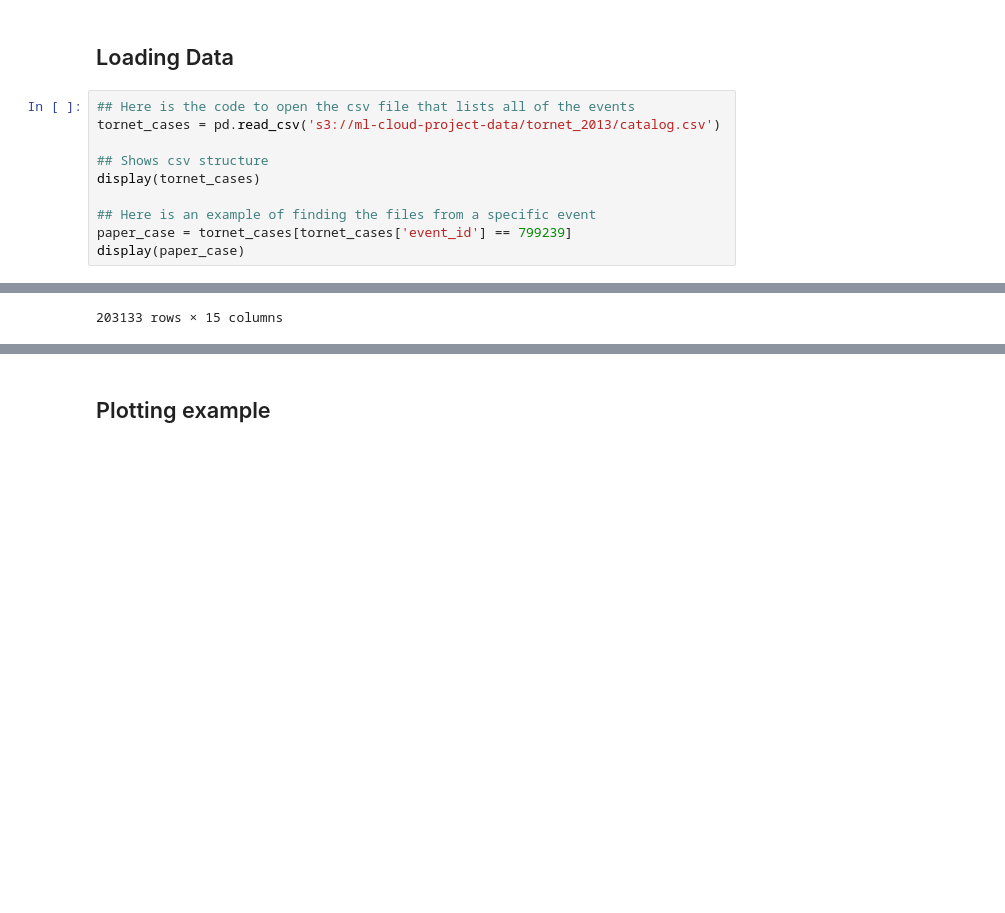
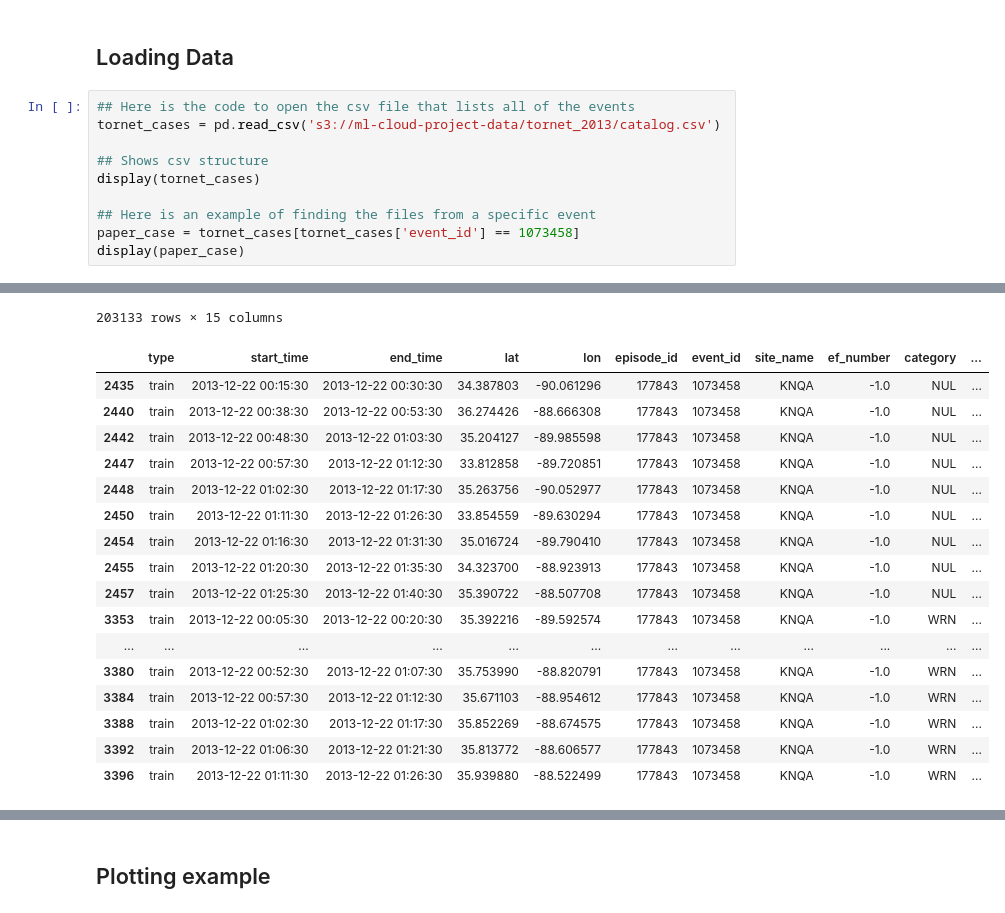
Before and after one commit to UW-MLGEO/2026MLGeo-CloudsTeam, a Jupyter notebook: tornet_data_load.ipynb, the cells around one changed output, grey strips where cells are left out. Saved outputs shown, nothing was run; the diff lists cells and outputs as text; blank space fills up the shorter version.

```diff
--- a/tornet_data_load.ipynb
+++ b/tornet_data_load.ipynb
@@ -120,27 +101,44 @@ tornet_2013/train/2013/NUL_130906_234024_KMTX_476560s_Y9.nc
 # %%
 ## Here is the code to open the csv file that lists all of the events
 tornet_cases = pd.read_csv('s3://ml-cloud-project-data/tornet_2013/catalog.csv')
 
 ## Shows csv structure
 display(tornet_cases)
 
 ## Here is an example of finding the files from a specific event
-paper_case = tornet_cases[tornet_cases['event_id'] == 799239]
+paper_case = tornet_cases[tornet_cases['event_id'] == 1073458]
 display(paper_case)
 # %% [output]
 |  | type | start_time | end_time | lat | lon | episode_id | event_id | site_name | ef_number | category | ... |
 | 0 | train | 2013-08-31 23:25:00 | 2013-08-31 23:40:00 | 41.628078 | -77.844040 | 77417 | 467173 | KBGM | -1.0 | NUL | ... |
 | 1 | train | 2013-08-31 23:29:00 | 2013-08-31 23:44:00 | 42.125849 | -75.318244 | 77417 | 467173 | KBGM | -1.0 | NUL | ... |
 | 2 | train | 2013-08-31 23:34:00 | 2013-08-31 23:49:00 | 42.006403 | -77.190035 | 77417 | 467173 | KBGM | -1.0 | NUL | ... |
 | 3 | train | 2013-08-31 23:46:00 | 2013-09-01 00:01:00 | 41.601291 | -77.755240 | 77417 | 467173 | KBGM | -1.0 | NUL | ... |
 | 4 | train | 2013-08-31 23:59:00 | 2013-09-01 00:14:00 | 41.973606 | -77.386322 | 77417 | 467173 | KBGM | -1.0 | NUL | ... |
 | ... | ... | ... | ... | ... | ... | ... | ... | ... | ... | ... | ... |
 | 203128 | test | 2022-08-27 01:18:30 | 2022-08-27 01:33:30 | 44.640806 | -103.260191 | 192482 | 1088098 | KUDX | -1.0 | WRN | ... |
 | 203129 | test | 2022-08-27 01:24:30 | 2022-08-27 01:39:30 | 44.635891 | -103.175179 | 192482 | 1088098 | KUDX | -1.0 | WRN | ... |
 | 203130 | test | 2022-08-27 01:30:30 | 2022-08-27 01:45:30 | 44.799449 | -102.992509 | 192482 | 1088098 | KUDX | -1.0 | WRN | ... |
 | 203131 | test | 2022-08-27 01:37:30 | 2022-08-27 01:52:30 | 44.790465 | -102.907371 | 192482 | 1088098 | KUDX | -1.0 | WRN | ... |
 | 203132 | test | 2022-08-27 01:45:30 | 2022-08-27 02:00:30 | 44.791698 | -102.776560 | 192482 | 1088098 | KUDX | -1.0 | WRN | ... |
 203133 rows × 15 columns
+|  | type | start_time | end_time | lat | lon | episode_id | event_id | site_name | ef_number | category | ... |
+| 2435 | train | 2013-12-22 00:15:30 | 2013-12-22 00:30:30 | 34.387803 | -90.061296 | 177843 | 1073458 | KNQA | -1.0 | NUL | ... |
+| 2440 | train | 2013-12-22 00:38:30 | 2013-12-22 00:53:30 | 36.274426 | -88.666308 | 177843 | 1073458 | KNQA | -1.0 | NUL | ... |
+| 2442 | train | 2013-12-22 00:48:30 | 2013-12-22 01:03:30 | 35.204127 | -89.985598 | 177843 | 1073458 | KNQA | -1.0 | NUL | ... |
+| 2447 | train | 2013-12-22 00:57:30 | 2013-12-22 01:12:30 | 33.812858 | -89.720851 | 177843 | 1073458 | KNQA | -1.0 | NUL | ... |
+| 2448 | train | 2013-12-22 01:02:30 | 2013-12-22 01:17:30 | 35.263756 | -90.052977 | 177843 | 1073458 | KNQA | -1.0 | NUL | ... |
+| 2450 | train | 2013-12-22 01:11:30 | 2013-12-22 01:26:30 | 33.854559 | -89.630294 | 177843 | 1073458 | KNQA | -1.0 | NUL | ... |
+| 2454 | train | 2013-12-22 01:16:30 | 2013-12-22 01:31:30 | 35.016724 | -89.790410 | 177843 | 1073458 | KNQA | -1.0 | NUL | ... |
+| 2455 | train | 2013-12-22 01:20:30 | 2013-12-22 01:35:30 | 34.323700 | -88.923913 | 177843 | 1073458 | KNQA | -1.0 | NUL | ... |
+| 2457 | train | 2013-12-22 01:25:30 | 2013-12-22 01:40:30 | 35.390722 | -88.507708 | 177843 | 1073458 | KNQA | -1.0 | NUL | ... |
+| 3353 | train | 2013-12-22 00:05:30 | 2013-12-22 00:20:30 | 35.392216 | -89.592574 | 177843 | 1073458 | KNQA | -1.0 | WRN | ... |
+| ... | ... | ... | ... | ... | ... | ... | ... | ... | ... | ... | ... |
+| 3380 | train | 2013-12-22 00:52:30 | 2013-12-22 01:07:30 | 35.753990 | -88.820791 | 177843 | 1073458 | KNQA | -1.0 | WRN | ... |
+| 3384 | train | 2013-12-22 00:57:30 | 2013-12-22 01:12:30 | 35.671103 | -88.954612 | 177843 | 1073458 | KNQA | -1.0 | WRN | ... |
+| 3388 | train | 2013-12-22 01:02:30 | 2013-12-22 01:17:30 | 35.852269 | -88.674575 | 177843 | 1073458 | KNQA | -1.0 | WRN | ... |
+| 3392 | train | 2013-12-22 01:06:30 | 2013-12-22 01:21:30 | 35.813772 | -88.606577 | 177843 | 1073458 | KNQA | -1.0 | WRN | ... |
+| 3396 | train | 2013-12-22 01:11:30 | 2013-12-22 01:26:30 | 35.939880 | -88.522499 | 177843 | 1073458 | KNQA | -1.0 | WRN | ... |
 # %%
 ## This loads the data. The last part of the string is the file name which you can find from the csv file.
 ds = xr.open_dataset(
```
Also changed, not shown: parts of 6 cells of this notebook.
